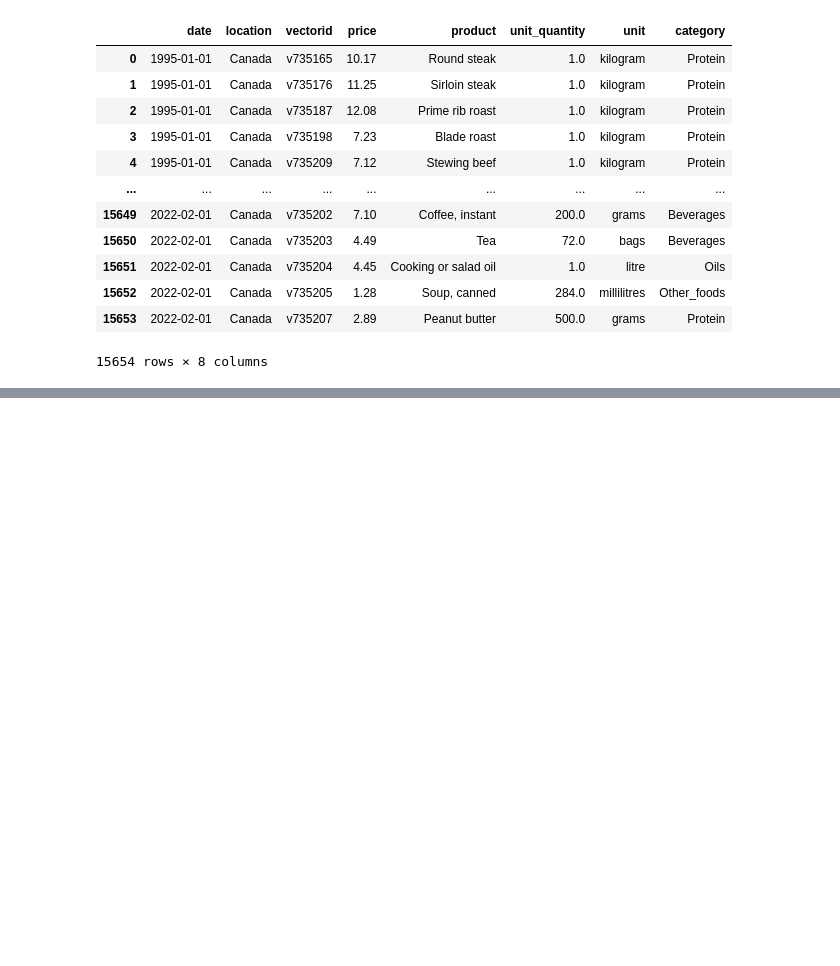
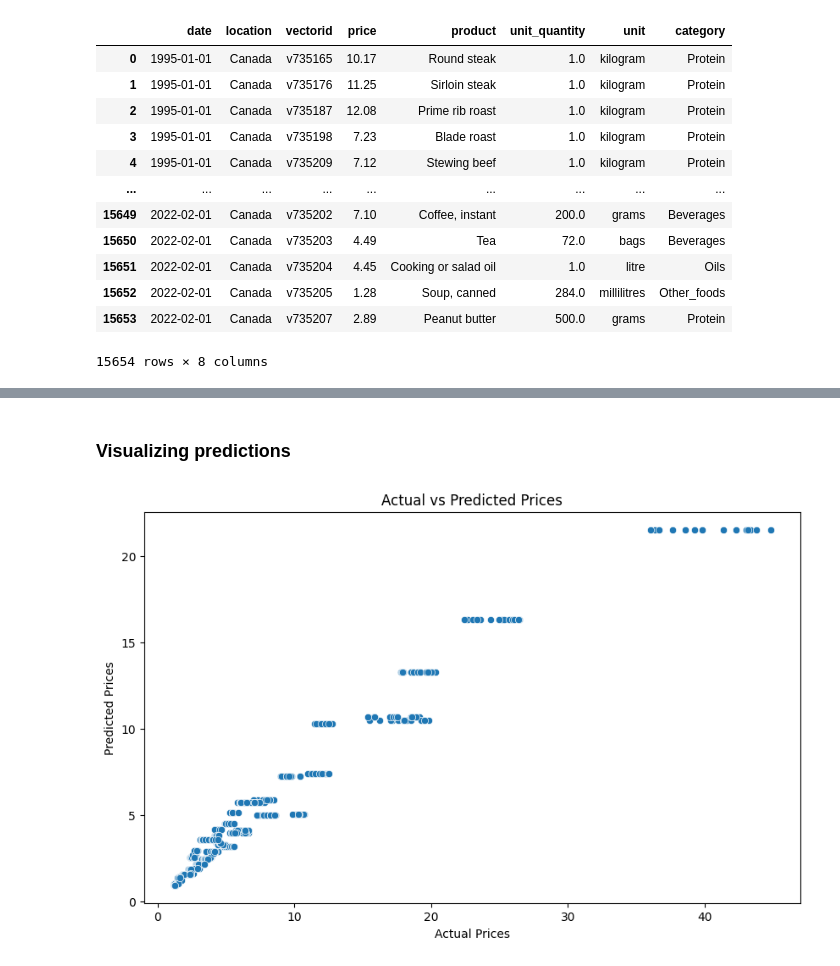
Before and after one commit to madiwiebe/ict-food-cost-planner-project, a Jupyter notebook: data_sources/clean_data/National_MRA_TetianaFesenko.ipynb, the cells around one changed output, grey strips where cells are left out. Saved outputs shown, nothing was run; the diff lists cells and outputs as text; code cells hidden in the pictures; blank space fills up the shorter version.

Commit message:
national_MRA_predictive modeling

```diff
--- a/data_sources/clean_data/National_MRA_TetianaFesenko.ipynb
+++ b/data_sources/clean_data/National_MRA_TetianaFesenko.ipynb
@@ -27,0 +83,6 @@ df_national_MRA
+# %%
+# Split into features and target again
+X_train = concatenated_data[concatenated_data['date'].dt.year < 2021].drop(columns=[target_column, 'date', 'vectorid'])
+X_test = concatenated_data[concatenated_data['date'].dt.year.isin([2021, 2022])].drop(columns=[target_column, 'date', 'vectorid'])
+y_train = concatenated_data[concatenated_data['date'].dt.year < 2021][target_column]
+y_test = concatenated_data[concatenated_data['date'].dt.year.isin([2021, 2022])][target_column]
@@ -27,0 +91,4 @@ df_national_MRA
+# %%
+# Initialize and train the model
+model = RandomForestRegressor(random_state=42)
+model.fit(X_train, y_train)
@@ -27,0 +97,3 @@ df_national_MRA
+# %%
+# Make predictions on the test set
+predictions = model.predict(X_test)
@@ -27,0 +129,15 @@ df_national_MRA
+# %% [markdown]
+### Visualizing predictions
+# %%
+# Create a DataFrame to store actual and predicted prices
+compare_prices = pd.DataFrame({'Actual': y_test, 'Predicted': predictions})
+# %%
+# Plot the actual vs predicted prices
+plt.figure(figsize=(10, 6))
+sns.scatterplot(x='Actual', y='Predicted', data=compare_prices)
+plt.title('Actual vs Predicted Prices')
+plt.xlabel('Actual Prices')
+plt.ylabel('Predicted Prices')
+plt.show()
+# %% [output]
+[figure, added]
```
Also changed, not shown: parts of 59 cells of this notebook.
